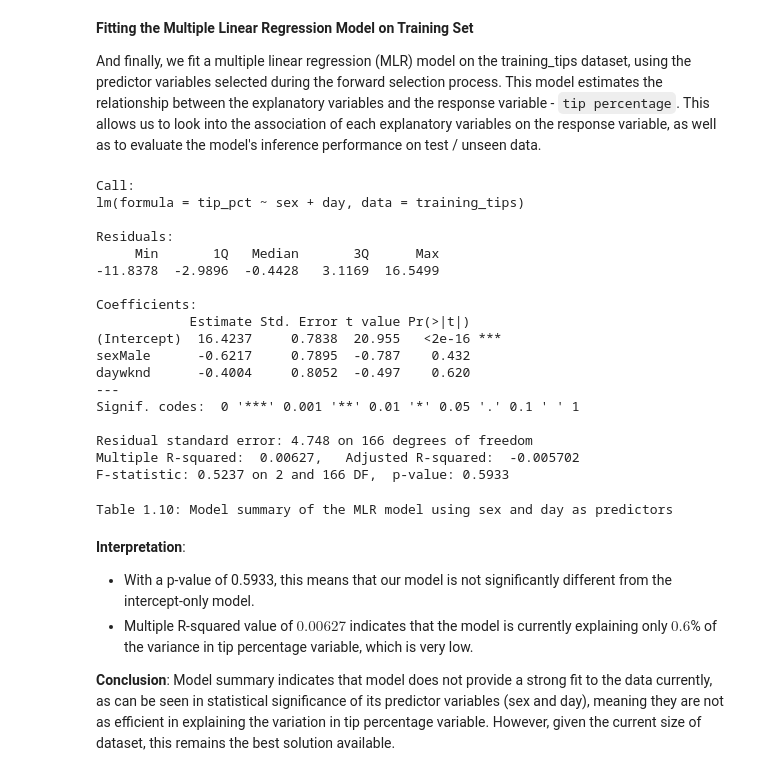
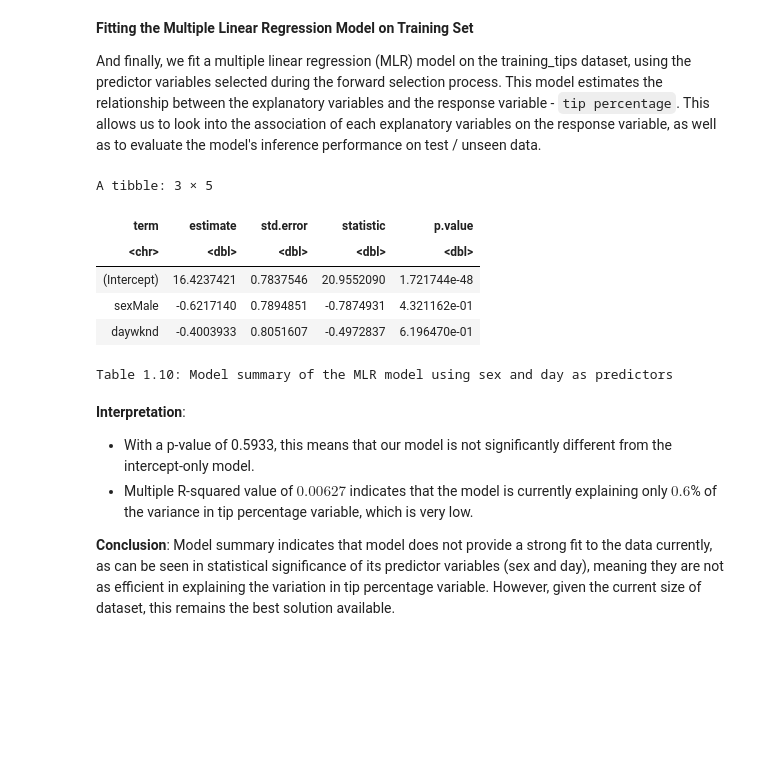
Before and after one commit to lllexiliang/stat301-final-project, a Jupyter notebook: final_project.ipynb, the cells around one changed output. Cells and saved outputs as stored; diff of their text form; code cells hidden in the pictures; blank space fills up the shorter version.

```diff
--- a/final_project.ipynb
+++ b/final_project.ipynb
@@ -420,31 +423,19 @@ And finally, we fit a multiple linear regression (MLR) model on the training_tip
 # %%
 # Developer: Dominique
 # Contributor: Tara
 
 # fitting mlr model while using selected variables (sex and day) to  tip_pct with training dataset
 tip_lm <- lm(tip_pct ~ sex + day, data = training_tips)
 
-summary(tip_lm)
+tidy(tip_lm)
 cat("Table 1.10: Model summary of the MLR model using sex and day as predictors\n")
 # %% [output]
-Call:
-lm(formula = tip_pct ~ sex + day, data = training_tips)
-
-Residuals:
-     Min       1Q   Median       3Q      Max
--11.8378  -2.9896  -0.4428   3.1169  16.5499
-
-Coefficients:
-            Estimate Std. Error t value Pr(>|t|)
-(Intercept)  16.4237     0.7838  20.955   <2e-16 ***
-sexMale      -0.6217     0.7895  -0.787    0.432
-daywknd      -0.4004     0.8052  -0.497    0.620
----
-Signif. codes:  0 '***' 0.001 '**' 0.01 '*' 0.05 '.' 0.1 ' ' 1
-
-Residual standard error: 4.748 on 166 degrees of freedom
-Multiple R-squared:  0.00627,   Adjusted R-squared:  -0.005702
-F-statistic: 0.5237 on 2 and 166 DF,  p-value: 0.5933
+A tibble: 3 × 5
+| term | estimate | std.error | statistic | p.value |
+| <chr> | <dbl> | <dbl> | <dbl> | <dbl> |
+| (Intercept) | 16.4237421 | 0.7837546 | 20.9552090 | 1.721744e-48 |
+| sexMale | -0.6217140 | 0.7894851 | -0.7874931 | 4.321162e-01 |
+| daywknd | -0.4003933 | 0.8051607 | -0.4972837 | 6.196470e-01 |
 Table 1.10: Model summary of the MLR model using sex and day as predictors
 # %% [markdown]
 **Interpretation**:
```
Also changed, not shown: parts of 4 cells of this notebook.
